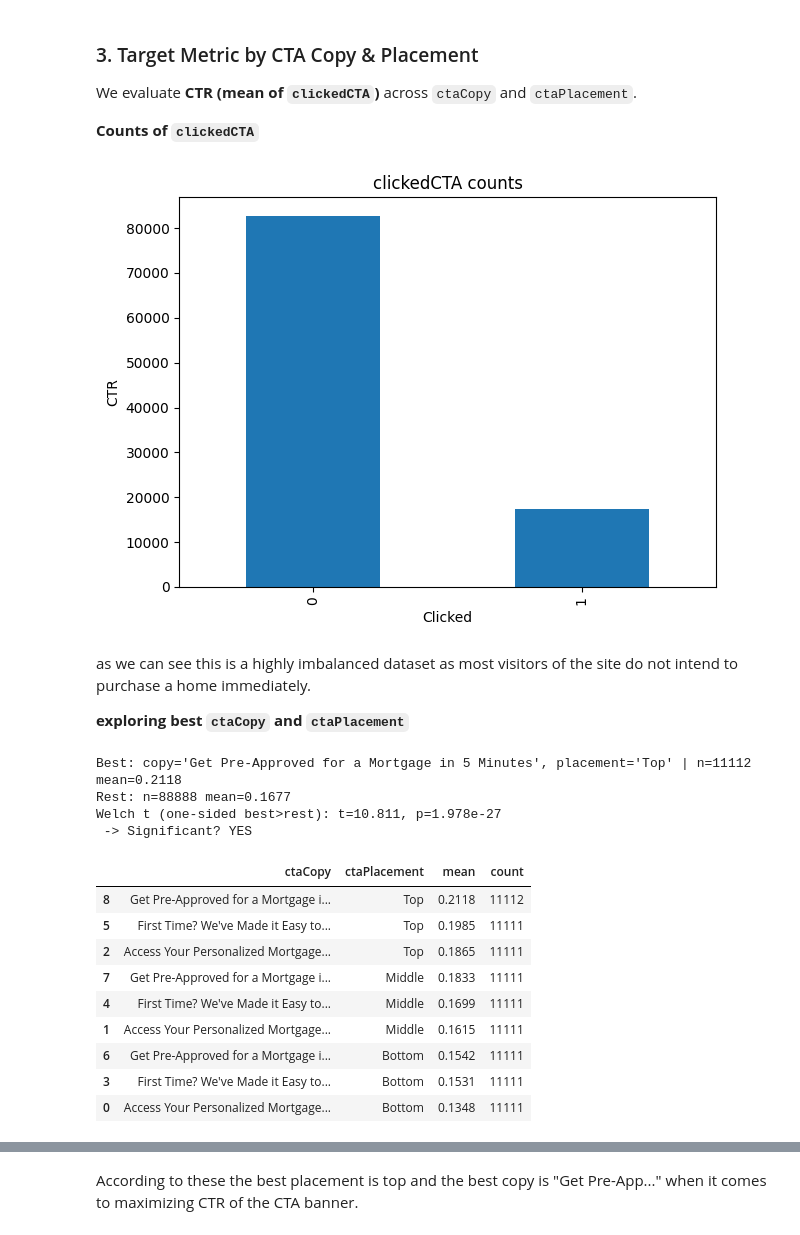
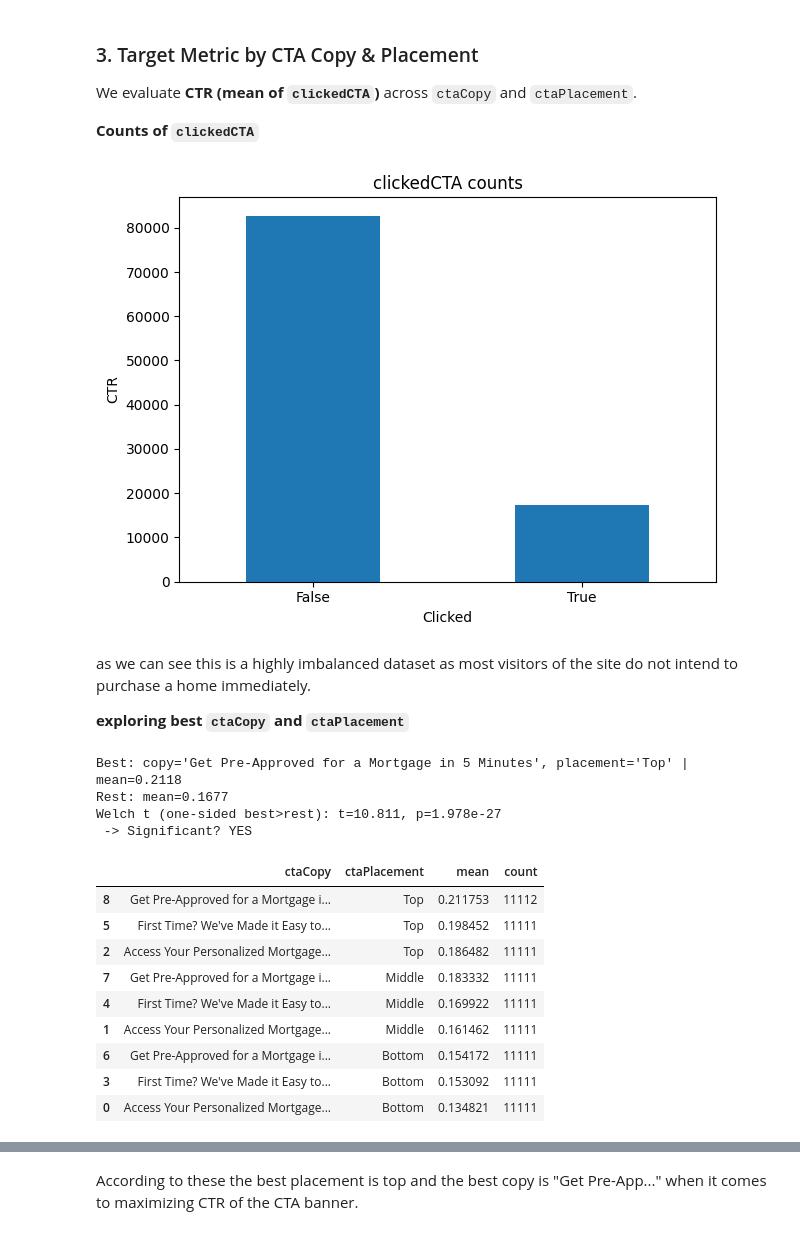
Before and after one commit to gyampols/Data_science_projects, a Jupyter notebook: split-test-marketing/notebooks/ctr_predictions/EDA_&_model_eval.ipynb, the cells around one changed output, grey strips where cells are left out. Saved outputs shown, nothing was run; the diff lists cells and outputs as text; code cells hidden in the pictures.

```diff
--- a/split-test-marketing/notebooks/ctr_predictions/ctr_predictions.ipynb
+++ b/split-test-marketing/notebooks/ctr_predictions/EDA_&_model_eval.ipynb
@@ -80,8 +80,8 @@ If you would like to run this on a local instead please replace how you read the
 # %%
 
 #read the csv
-GDRIVE_FOLDER = "../../data"#change folder path specific to your organization
-df = pd.read_csv(GDRIVE_FOLDER+'/train.csv') #comment out if on local/ change folder path to match your structure.
+data_folder = "../../data"#change folder path specific to your organization
+df = pd.read_csv(data_folder+'/train.csv') #comment out if on local/ change folder path to match your structure.
 #df = pd.read_csv(<file location on local>)    <-use this instead of the two lines above if youre running on local instead of google colab.
 print(df.shape)
 df.head()
@@ -440,65 +422,65 @@ We evaluate **CTR (mean of `clickedCTA`)** across `ctaCopy` and `ctaPlacement`.
 # %%
 # Plot CTR by counts
 plt.figure()
-ctr_counts = df[target_col].value_counts()
+ctr_counts = df[target_col].map({0: 'False', 1: 'True'}).value_counts()
 ctr_counts.plot(kind="bar")
 plt.title("clickedCTA counts")
 plt.ylabel("CTR")
 plt.xlabel("Clicked")
+plt.xticks(rotation=0, ha='center')  # rotation=0 makes labels horizontal
 plt.tight_layout()
 
 plt.show()
 # %% [output]
-[figure, old version]
+[figure, new version]
 # %% [markdown]
 as we can see this is a highly imbalanced dataset as most visitors of the site do not intend to purchase a home immediately.
 
 **exploring best `ctaCopy` and `ctaPlacement`**
 # %%
+# calculating probability of clicked cta for different copy x placement combinations
 
-alpha, min_n = 0.05, 30
 group_cols = ["ctaCopy", "ctaPlacement"]
 
 # summarize & choose best eligible combo
 summary = (df.groupby(group_cols, dropna=False)[target_col]
              .agg(mean="mean", count="count")
              .reset_index())
-best = summary.query("count >= @min_n").sort_values(["mean","count"], ascending=[False, False]).head(1)
-if best.empty:
-    raise ValueError(f"No groups meet min_n={min_n}")
+best = summary.sort_values(["mean"], ascending=[False]).head(1)
+
 
 best_copy, best_place = best.iloc[0][group_cols].tolist()
 
 # split data
 mask = (df["ctaCopy"] == best_copy) & (df["ctaPlacement"] == best_place)
-x = df.loc[mask, target_col].dropna().to_numpy()
-y = df.loc[~mask, target_col].dropna().to_numpy()
+belong_best = df.loc[mask, target_col].dropna().to_numpy()
+belong_rest = df.loc[~mask, target_col].dropna().to_numpy()
 
 # Welch t-test, one-sided (best > rest) with fallback for older SciPy
-t_stat, p = ttest_ind(x, y, equal_var=False, alternative="greater")
+t_stat, p = ttest_ind(belong_best, belong_rest, equal_var=False, alternative="greater")
 
 
-print(f"Best: copy='{best_copy}', placement='{best_place}' | n={len(x)} mean={x.mean():.4f}")
-print(f"Rest: n={len(y)} mean={y.mean():.4f}")
+print(f"Best: copy='{best_copy}', placement='{best_place}' | mean={belong_best.mean():.4f}")
+print(f"Rest: mean={belong_rest.mean():.4f}")
 print(f"Welch t (one-sided best>rest): t={t_stat:.3f}, p={p:.4g}")
-print(f" -> Significant? {'YES' if p < alpha else 'NO'}")
+print(f" -> Significant? {'YES' if p < 0.05 else 'NO'}")
 
 # optional: keep your top-10 table
 summary.sort_values("mean", ascending=False).head(10)
 # %% [output]
-Best: copy='Get Pre-Approved for a Mortgage in 5 Minutes', placement='Top' | n=11112 mean=0.2118
-Rest: n=88888 mean=0.1677
+Best: copy='Get Pre-Approved for a Mortgage in 5 Minutes', placement='Top' | mean=0.2118
+Rest: mean=0.1677
 Welch t (one-sided best>rest): t=10.811, p=1.978e-27
  -> Significant? YES
 |  | ctaCopy | ctaPlacement | mean | count |
-| 8 | Get Pre-Approved for a Mortgage i... | Top | 0.2118 | 11112 |
-| 5 | First Time? We've Made it Easy to... | Top | 0.1985 | 11111 |
-| 2 | Access Your Personalized Mortgage... | Top | 0.1865 | 11111 |
-| 7 | Get Pre-Approved for a Mortgage i... | Middle | 0.1833 | 11111 |
-| 4 | First Time? We've Made it Easy to... | Middle | 0.1699 | 11111 |
-| 1 | Access Your Personalized Mortgage... | Middle | 0.1615 | 11111 |
-| 6 | Get Pre-Approved for a Mortgage i... | Bottom | 0.1542 | 11111 |
-| 3 | First Time? We've Made it Easy to... | Bottom | 0.1531 | 11111 |
-| 0 | Access Your Personalized Mortgage... | Bottom | 0.1348 | 11111 |
+| 8 | Get Pre-Approved for a Mortgage i... | Top | 0.211753 | 11112 |
+| 5 | First Time? We've Made it Easy to... | Top | 0.198452 | 11111 |
+| 2 | Access Your Personalized Mortgage... | Top | 0.186482 | 11111 |
+| 7 | Get Pre-Approved for a Mortgage i... | Middle | 0.183332 | 11111 |
+| 4 | First Time? We've Made it Easy to... | Middle | 0.169922 | 11111 |
+| 1 | Access Your Personalized Mortgage... | Middle | 0.161462 | 11111 |
+| 6 | Get Pre-Approved for a Mortgage i... | Bottom | 0.154172 | 11111 |
+| 3 | First Time? We've Made it Easy to... | Bottom | 0.153092 | 11111 |
+| 0 | Access Your Personalized Mortgage... | Bottom | 0.134821 | 11111 |
 # %% [markdown]
 After running a t test to compare probability of click for each copy and placement combination, we can see that the best combo("Get Pre-Approv..." and Top) was measureably better over othe combinations when it came to improving CTR.
```
Also changed, not shown: parts of 7 cells of this notebook, 2 other files.
